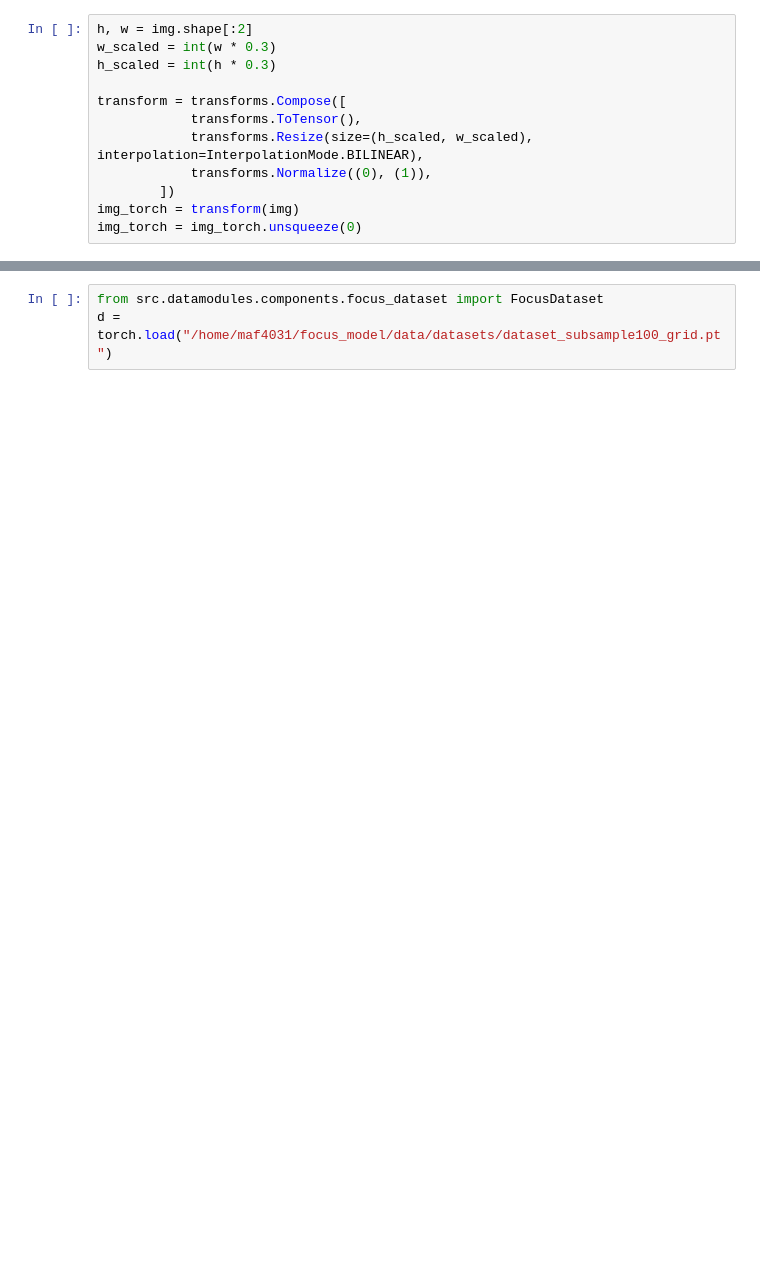
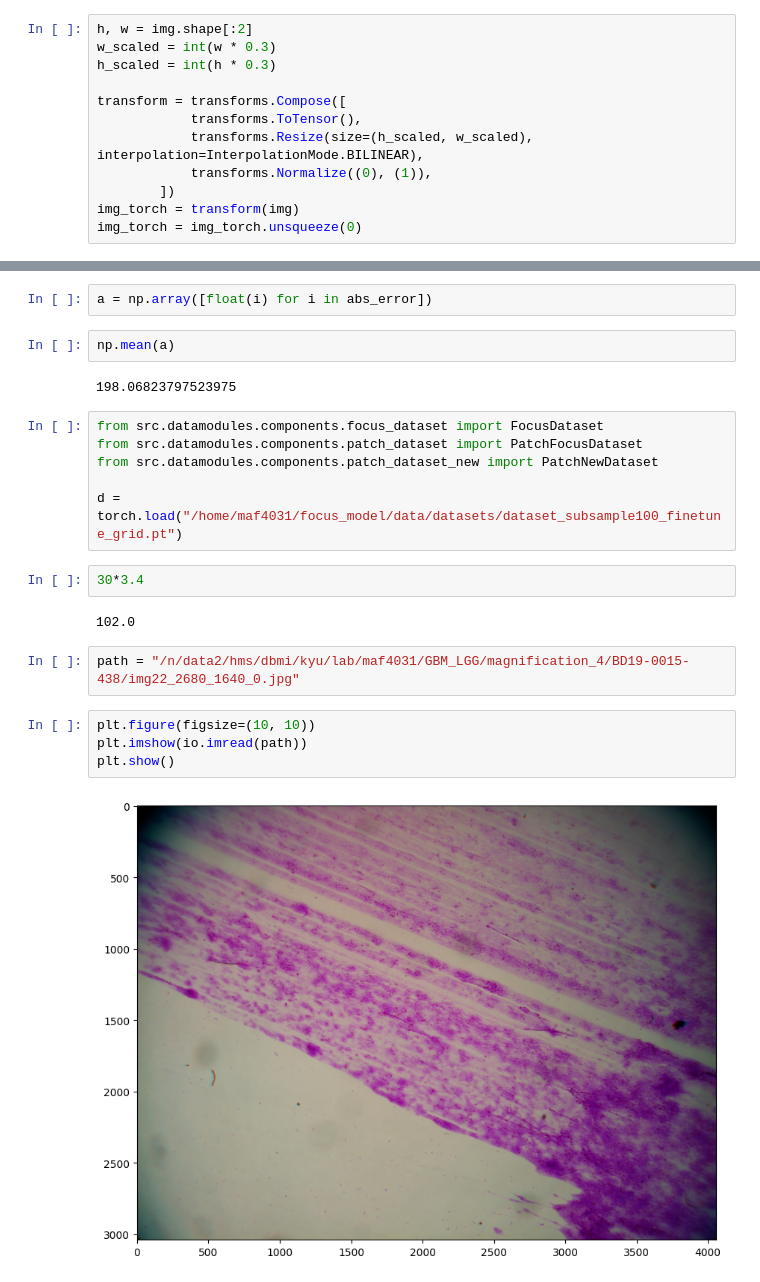
Before and after one commit to max-27/focus_model, a Jupyter notebook: test.ipynb, the cells around one changed output, grey strips where cells are left out. Cells and saved outputs as stored; diff of their text form; blank space fills up the shorter version.

```diff
--- a/test.ipynb
+++ b/test.ipynb
@@ -48,3 +84,24 @@ tensor([[79.1017]])
+# %%
+a = np.array([float(i) for i in abs_error])
+# %%
+np.mean(a)
+# %% [output]
+198.06823797523975
 # %%
 from src.datamodules.components.focus_dataset import FocusDataset
-d = torch.load("/home/maf4031/focus_model/data/datasets/dataset_subsample100_grid.pt")
+from src.datamodules.components.patch_dataset import PatchFocusDataset
+from src.datamodules.components.patch_dataset_new import PatchNewDataset
+
+d = torch.load("/home/maf4031/focus_model/data/datasets/dataset_subsample100_finetune_grid.pt")
+# %%
+30*3.4
+# %% [output]
+102.0
+# %%
+path = "/n/data2/hms/dbmi/kyu/lab/maf4031/GBM_LGG/magnification_4/BD19-0015-438/img22_2680_1640_0.jpg"
+# %%
+plt.figure(figsize=(10, 10))
+plt.imshow(io.imread(path))
+plt.show()
+# %% [output]
+[figure, added]
```
Also changed, not shown: parts of 15 cells of this notebook, 28 other files.
